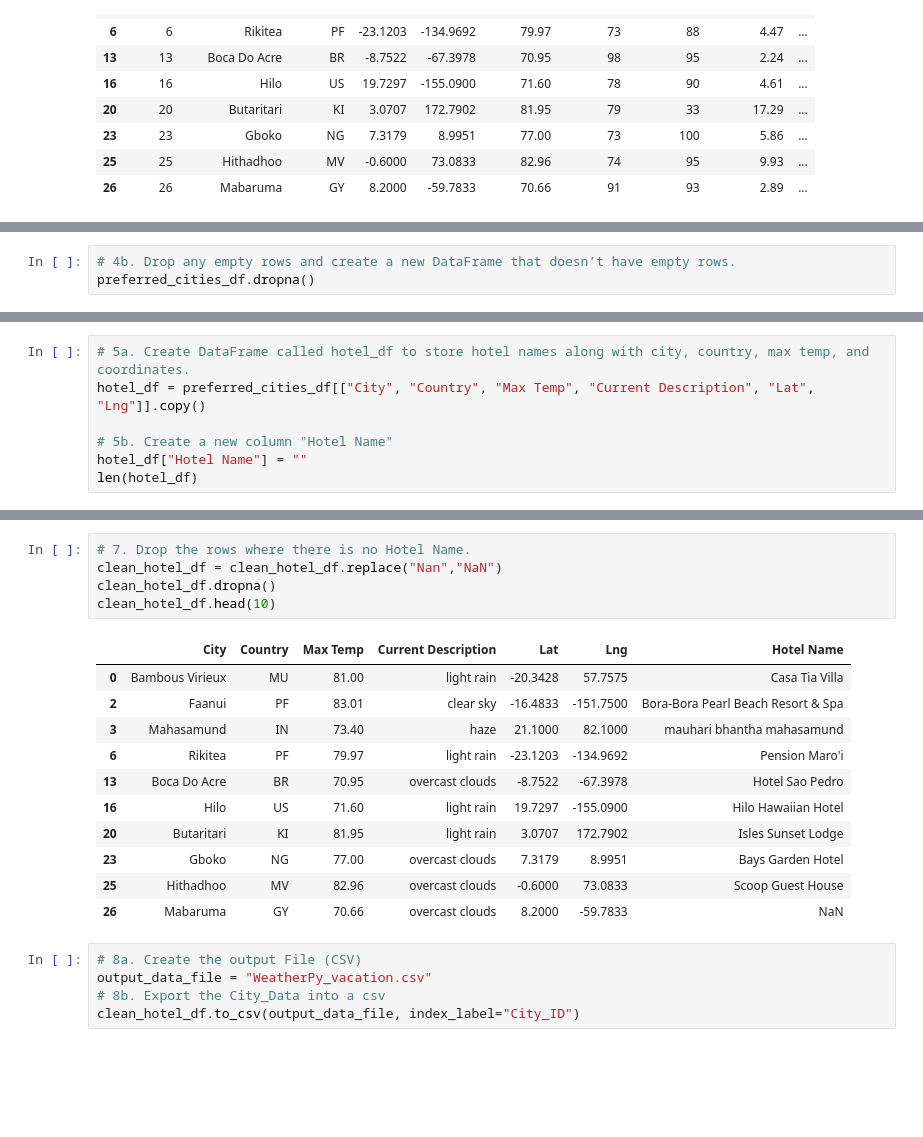
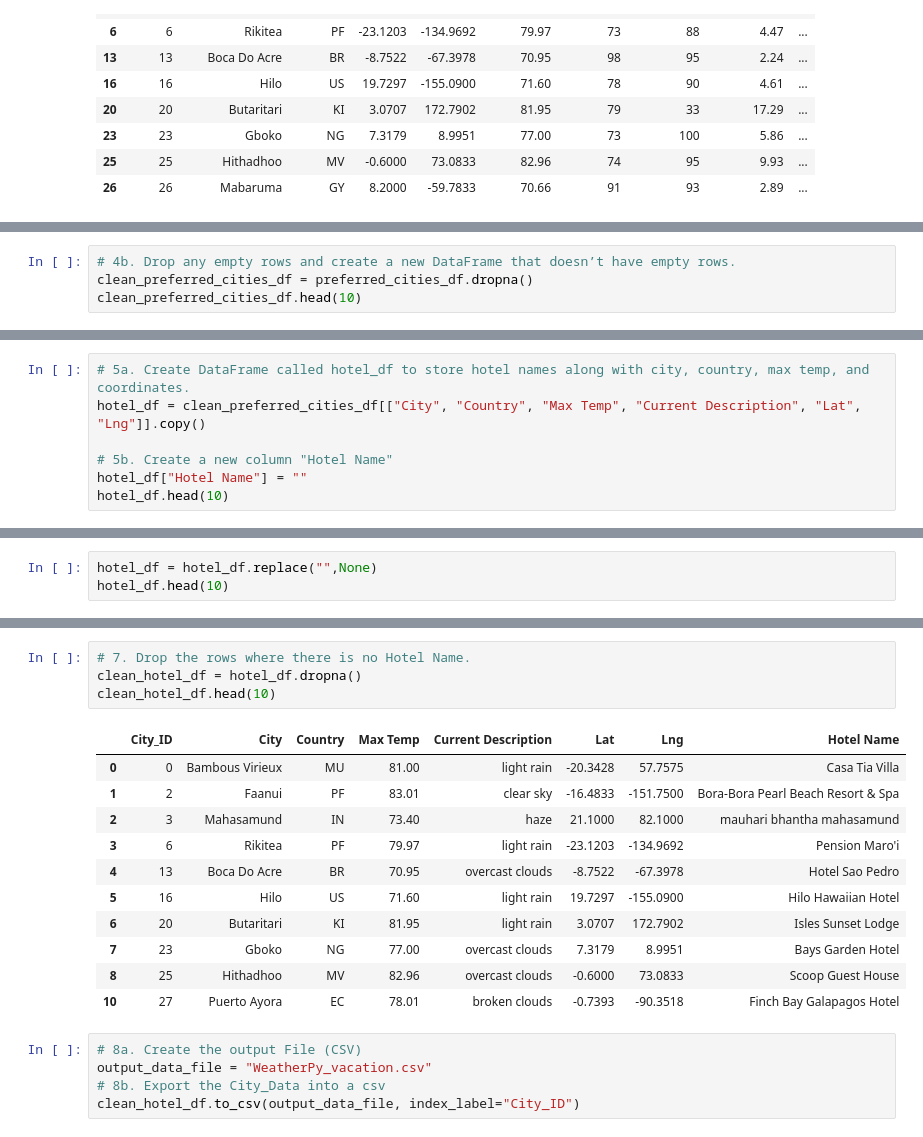
Before and after one commit to fmgribbon/World_Weather_Analysis, a Jupyter notebook: Vacation_Search/Vacation_Search.ipynb, the cells around one changed output, grey strips where cells are left out. Drawn from its saved outputs; the diff is of its cells as text; blank space fills up the shorter version.

Commit message:
add code to replace spaces with None

```diff
--- a/Vacation_Search/Vacation_Search.ipynb
+++ b/Vacation_Search/Vacation_Search.ipynb
@@ -74,6 +74,7 @@ memory usage: 17.4+ KB
 # %%
 # 4b. Drop any empty rows and create a new DataFrame that doesn’t have empty rows.
-preferred_cities_df.dropna()
+clean_preferred_cities_df = preferred_cities_df.dropna()
+clean_preferred_cities_df.head(10)
 # %% [output]
 |  | City_ID | City | Country | Lat | Lng | Max Temp | Humidity | Cloudiness | Wind Speed | ... |
 | 0 | 0 | Bambous Virieux | MU | -20.3428 | 57.7575 | 81.00 | 89 | 40 | 10.36 | ... |
@@ -91,8 +90,8 @@ preferred_cities_df.dropna()
 # %%
 # 5a. Create DataFrame called hotel_df to store hotel names along with city, country, max temp, and coordinates.
-hotel_df = preferred_cities_df[["City", "Country", "Max Temp", "Current Description", "Lat", "Lng"]].copy()
+hotel_df = clean_preferred_cities_df[["City", "Country", "Max Temp", "Current Description", "Lat", "Lng"]].copy()
 
 # 5b. Create a new column "Hotel Name"
 hotel_df["Hotel Name"] = ""
-len(hotel_df)
+hotel_df.head(10)
 # %% [output]
@@ -141,0 +165,3 @@ Hotel not found... skipping.
+# %%
+hotel_df = hotel_df.replace("",None)
+hotel_df.head(10)
@@ -142,20 +180,19 @@ Hotel not found... skipping.
 # %%
 # 7. Drop the rows where there is no Hotel Name.
-clean_hotel_df = clean_hotel_df.replace("Nan","NaN")
-clean_hotel_df.dropna()
+clean_hotel_df = hotel_df.dropna()
 clean_hotel_df.head(10)
 # %% [output]
-|  | City | Country | Max Temp | Current Description | Lat | Lng | Hotel Name |
-| 0 | Bambous Virieux | MU | 81.00 | light rain | -20.3428 | 57.7575 | Casa Tia Villa |
-| 2 | Faanui | PF | 83.01 | clear sky | -16.4833 | -151.7500 | Bora-Bora Pearl Beach Resort & Spa |
-| 3 | Mahasamund | IN | 73.40 | haze | 21.1000 | 82.1000 | mauhari bhantha mahasamund |
-| 6 | Rikitea | PF | 79.97 | light rain | -23.1203 | -134.9692 | Pension Maro'i |
-| 13 | Boca Do Acre | BR | 70.95 | overcast clouds | -8.7522 | -67.3978 | Hotel Sao Pedro |
-| 16 | Hilo | US | 71.60 | light rain | 19.7297 | -155.0900 | Hilo Hawaiian Hotel |
-| 20 | Butaritari | KI | 81.95 | light rain | 3.0707 | 172.7902 | Isles Sunset Lodge |
-| 23 | Gboko | NG | 77.00 | overcast clouds | 7.3179 | 8.9951 | Bays Garden Hotel |
-| 25 | Hithadhoo | MV | 82.96 | overcast clouds | -0.6000 | 73.0833 | Scoop Guest House |
-| 26 | Mabaruma | GY | 70.66 | overcast clouds | 8.2000 | -59.7833 | NaN |
+|  | City_ID | City | Country | Max Temp | Current Description | Lat | Lng | Hotel Name |
+| 0 | 0 | Bambous Virieux | MU | 81.00 | light rain | -20.3428 | 57.7575 | Casa Tia Villa |
+| 1 | 2 | Faanui | PF | 83.01 | clear sky | -16.4833 | -151.7500 | Bora-Bora Pearl Beach Resort & Spa |
+| 2 | 3 | Mahasamund | IN | 73.40 | haze | 21.1000 | 82.1000 | mauhari bhantha mahasamund |
+| 3 | 6 | Rikitea | PF | 79.97 | light rain | -23.1203 | -134.9692 | Pension Maro'i |
+| 4 | 13 | Boca Do Acre | BR | 70.95 | overcast clouds | -8.7522 | -67.3978 | Hotel Sao Pedro |
+| 5 | 16 | Hilo | US | 71.60 | light rain | 19.7297 | -155.0900 | Hilo Hawaiian Hotel |
+| 6 | 20 | Butaritari | KI | 81.95 | light rain | 3.0707 | 172.7902 | Isles Sunset Lodge |
+| 7 | 23 | Gboko | NG | 77.00 | overcast clouds | 7.3179 | 8.9951 | Bays Garden Hotel |
+| 8 | 25 | Hithadhoo | MV | 82.96 | overcast clouds | -0.6000 | 73.0833 | Scoop Guest House |
+| 10 | 27 | Puerto Ayora | EC | 78.01 | broken clouds | -0.7393 | -90.3518 | Finch Bay Galapagos Hotel |
 # %%
 # 8a. Create the output File (CSV)
 output_data_file = "WeatherPy_vacation.csv"
```
Also changed, not shown: parts of 7 cells of this notebook.
